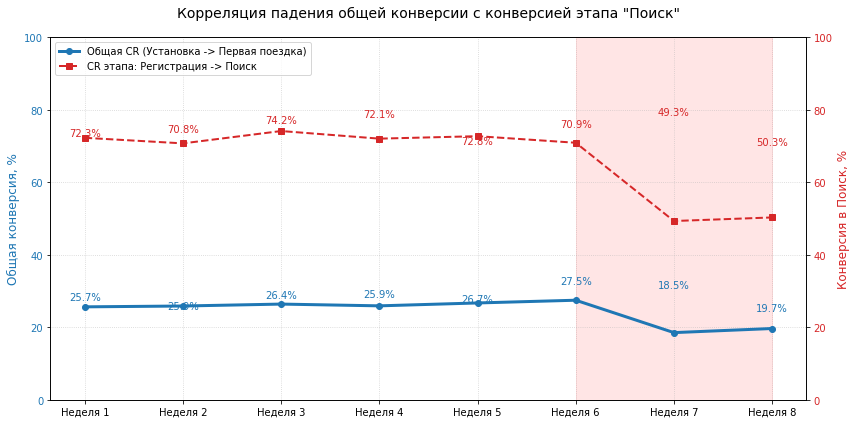
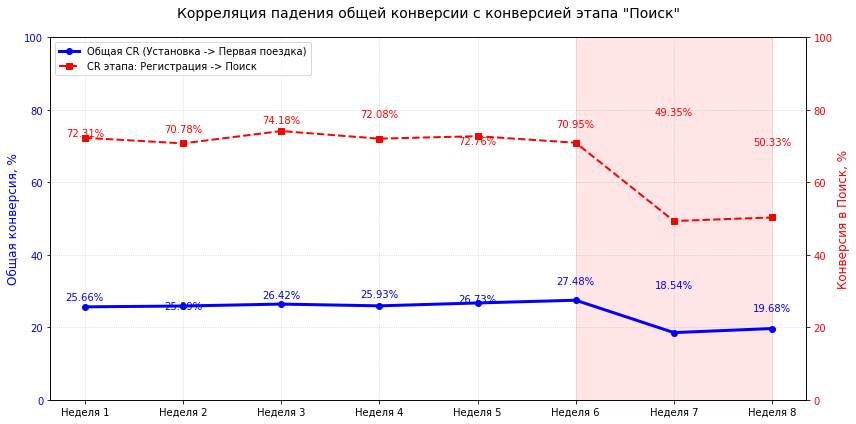
Unified diff of the notebook cell whose output changed from the first chart to the second:
--- before
+++ after
@@ -2,35 +2,36 @@
 
 # Общая конверсия
-line1, = ax1.plot(week_df.index, week_df['CR_Total'], marker='o', color='#1f77b4', 
+line1, = ax1.plot(week_df.index, week_df['CR_Total'], marker='o', color='blue', 
                  linewidth=3, label='Общая CR (Установка -> Первая поездка)')
-ax1.set_ylabel('Общая конверсия, %', color='#1f77b4', fontsize=12)
-ax1.tick_params(axis='y', labelcolor='#1f77b4')
+
+ax1.set_ylabel('Общая конверсия, %', color='blue', fontsize=12)
+ax1.tick_params(axis='y', labelcolor='blue')
 ax1.set_ylim(0, 100)
 
-for i, txt in enumerate(week_df['CR_Total']): # Проценты
-    ax1.annotate(f'{txt:.1f}%', 
+for i, percent in enumerate(week_df['CR_Total']): # Проценты
+    ax1.annotate(f'{percent:.2f}%', 
                  (df.index[i], df['CR_Total'][i]), 
                  textcoords="offset points", 
                  xytext=(0,10), 
                  ha='center', 
-                 color='#1f77b4')
+                 color='blue')
 
 # Конверсия в поиск
 ax2 = ax1.twinx()
 
-line2, = ax2.plot(week_df.index, week_df['CR_Search'], marker='s', color='#d62728', 
+line2, = ax2.plot(week_df.index, week_df['CR_Search'], marker='s', color='red', 
                  linestyle='--', linewidth=2, label='CR этапа: Регистрация -> Поиск')
 
-ax2.set_ylabel('Конверсия в Поиск, %', color='#d62728', fontsize=12)
-ax2.tick_params(axis='y', labelcolor='#d62728')
+ax2.set_ylabel('Конверсия в Поиск, %', color='red', fontsize=12)
+ax2.tick_params(axis='y', labelcolor='red')
 ax2.set_ylim(0, 100)
 
-for i, txt in enumerate(week_df['CR_Search']): # Проценты
-    ax2.annotate(f'{txt:.1f}%',
+for i, percent in enumerate(week_df['CR_Search']): # Проценты
+    ax2.annotate(f'{percent:.2f}%',
                  (df.index[i], df['CR_Search'][i]),
                  textcoords="offset points",
                  xytext=(0,10),
                  ha='center',
-                 color='#d62728')
+                 color='red')
 
 ax1.axvspan(5, 7, color='red', alpha=0.1, label='Период падения') # Подсветка зоны проблемы (7-8 недели)

Commit: Add files via upload